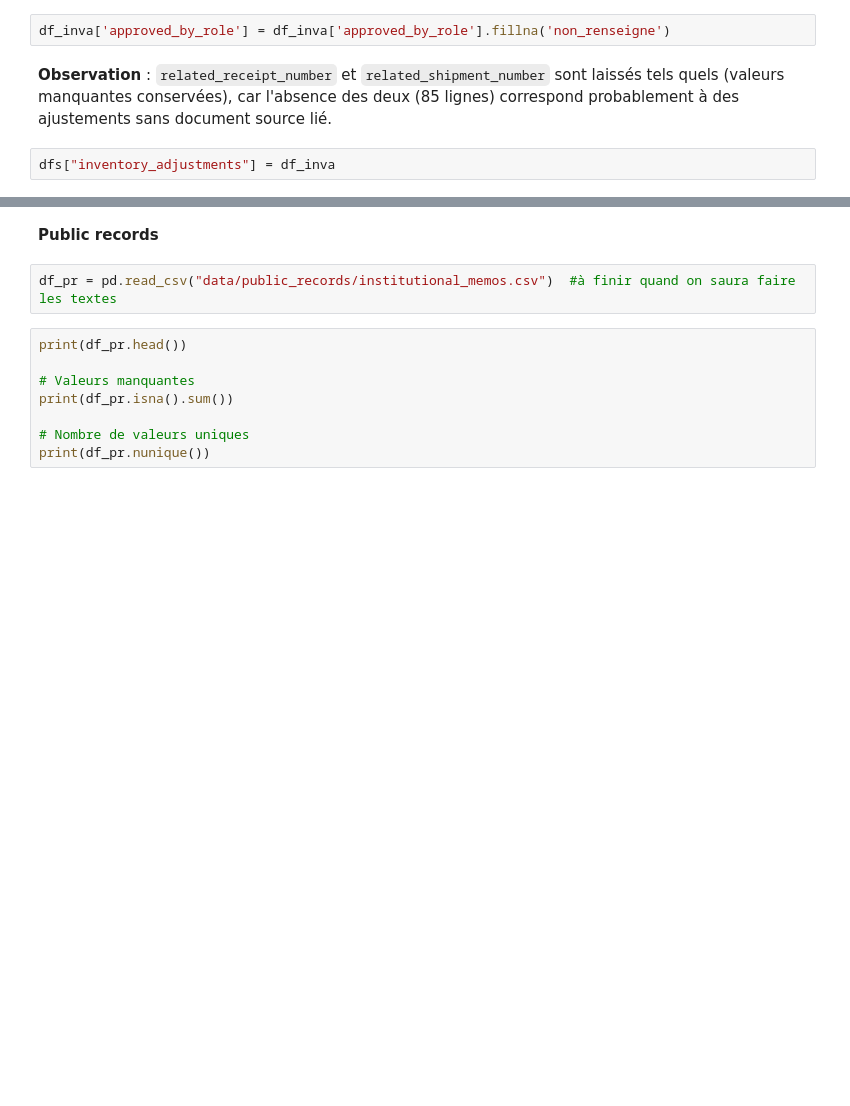
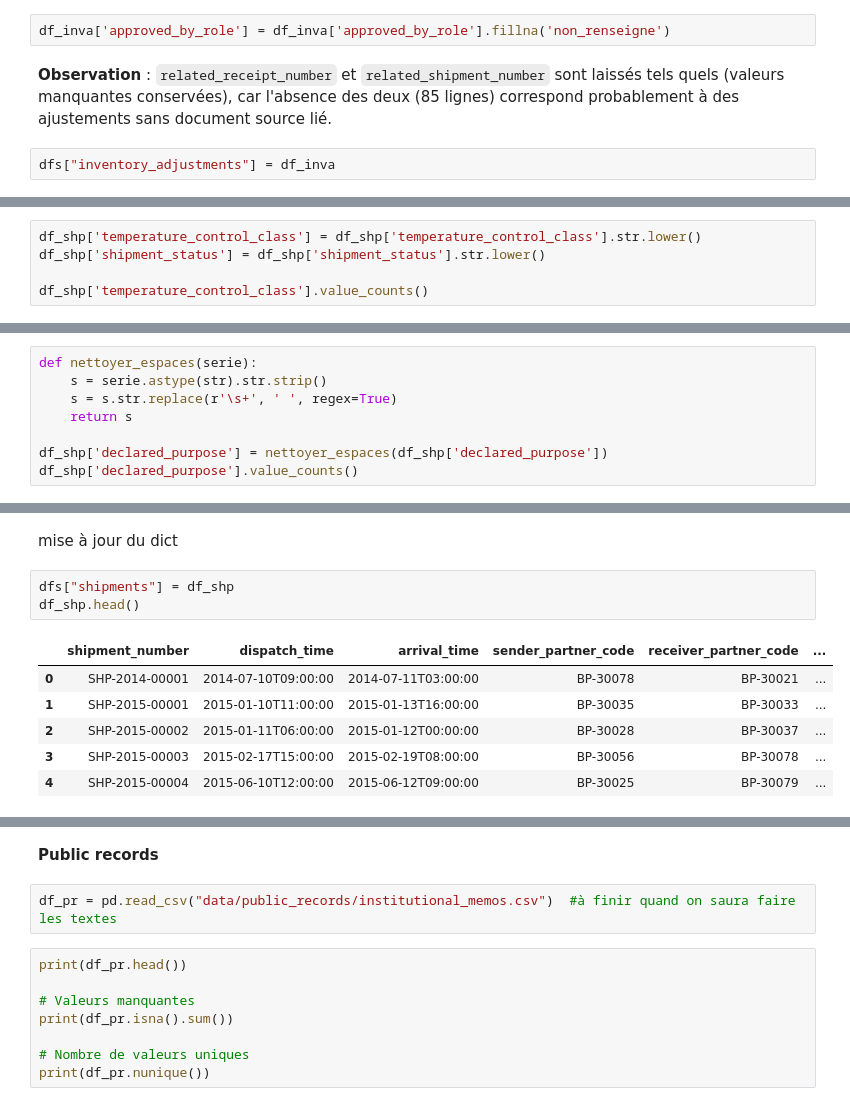
Before and after one commit to Sheik-info/20262027-UE-DataMining-Project, a Jupyter notebook: Base_notebook_to_complete.ipynb, the cells around one changed output, grey strips where cells are left out. Drawn from its saved outputs; the diff is of its cells as text; blank space fills up the shorter version.

```diff
--- a/Base_notebook_to_complete.ipynb
+++ b/Base_notebook_to_complete.ipynb
@@ -638,0 +700,5 @@ df_inva.head()
+# %%
+df_shp['temperature_control_class'] = df_shp['temperature_control_class'].str.lower()
+df_shp['shipment_status'] = df_shp['shipment_status'].str.lower()
+
+df_shp['temperature_control_class'].value_counts()
@@ -638,0 +724,8 @@ df_inva.head()
+# %%
+def nettoyer_espaces(serie):
+    s = serie.astype(str).str.strip()
+    s = s.str.replace(r'\s+', ' ', regex=True)
+    return s
+
+df_shp['declared_purpose'] = nettoyer_espaces(df_shp['declared_purpose'])
+df_shp['declared_purpose'].value_counts()
@@ -638,0 +753,12 @@ df_inva.head()
+# %% [markdown]
+mise à jour du dict
+# %%
+dfs["shipments"] = df_shp
+df_shp.head()
+# %% [output]
+|  | shipment_number | dispatch_time | arrival_time | sender_partner_code | receiver_partner_code | ... |
+| 0 | SHP-2014-00001 | 2014-07-10T09:00:00 | 2014-07-11T03:00:00 | BP-30078 | BP-30021 | ... |
+| 1 | SHP-2015-00001 | 2015-01-10T11:00:00 | 2015-01-13T16:00:00 | BP-30035 | BP-30033 | ... |
+| 2 | SHP-2015-00002 | 2015-01-11T06:00:00 | 2015-01-12T00:00:00 | BP-30028 | BP-30037 | ... |
+| 3 | SHP-2015-00003 | 2015-02-17T15:00:00 | 2015-02-19T08:00:00 | BP-30056 | BP-30078 | ... |
+| 4 | SHP-2015-00004 | 2015-06-10T12:00:00 | 2015-06-12T09:00:00 | BP-30025 | BP-30079 | ... |
```
Also changed, not shown: parts of 27 cells of this notebook.
